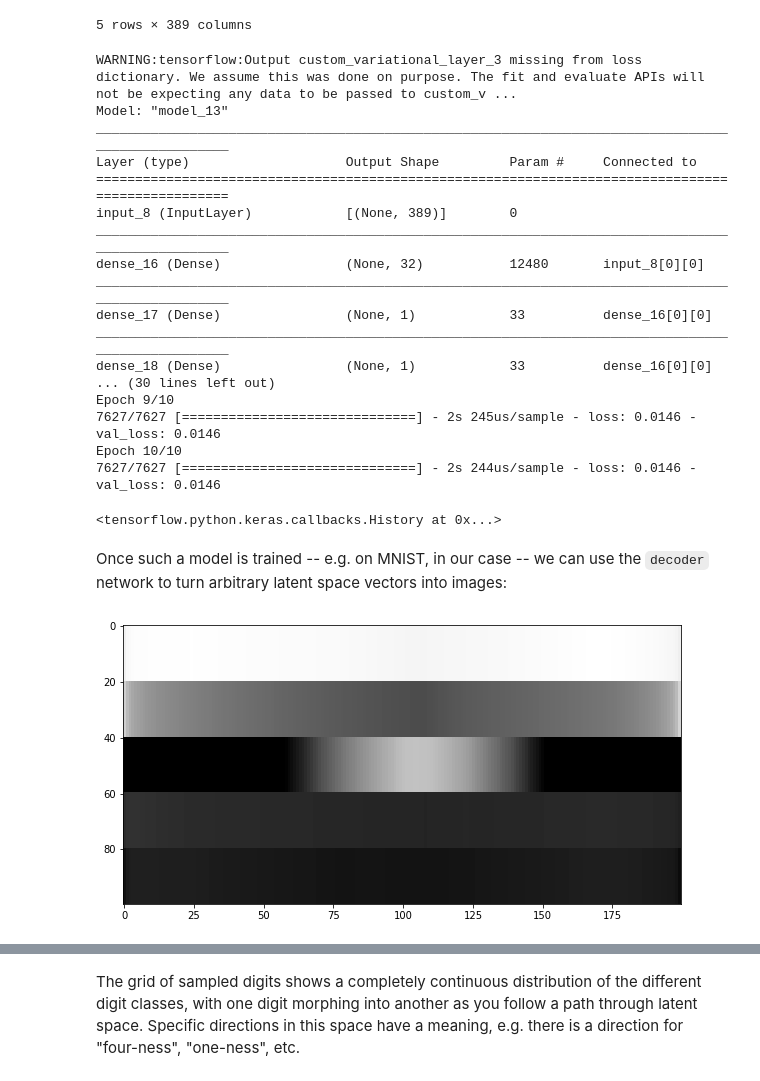
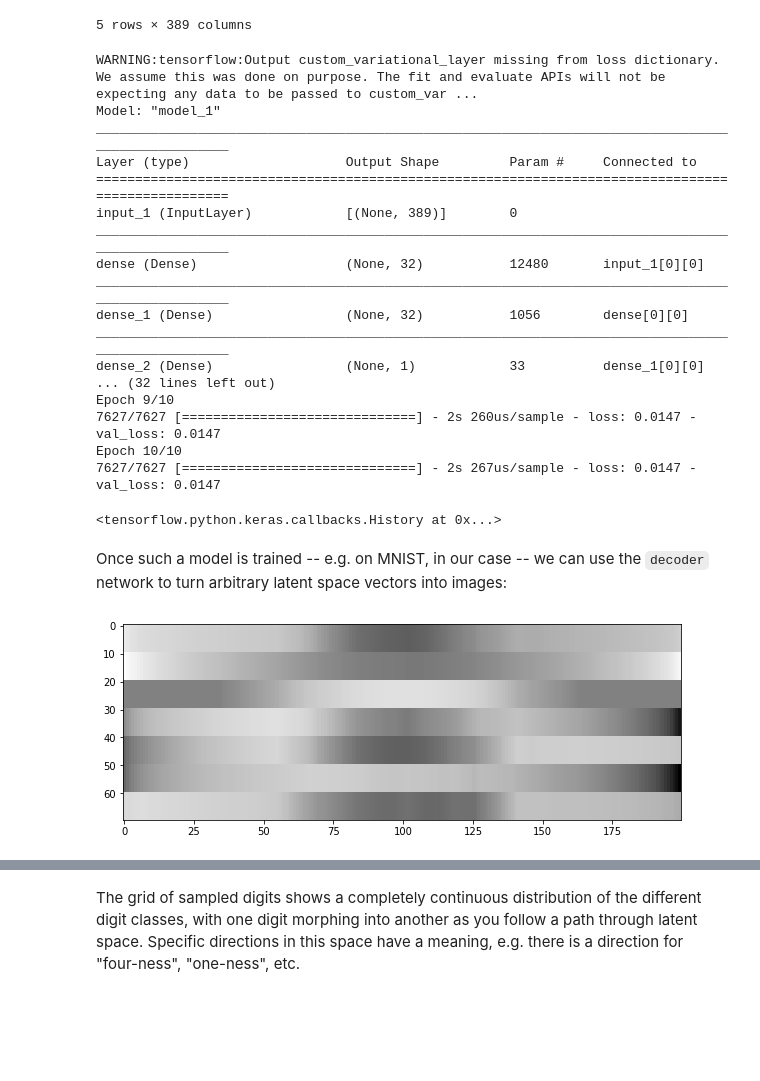
Before and after one commit to yaniv256/VAEs-in-Economics, a Jupyter notebook: Notebooks/Time_use_shares_with_vaes.ipynb, the cells around one changed output, grey strips where cells are left out. Saved outputs shown, nothing was run; the diff lists cells and outputs as text; code cells hidden in the pictures; blank space fills up the shorter version.

```diff
--- a/Notebooks/Time_use_shares_with_vaes.ipynb
+++ b/Notebooks/Time_use_shares_with_vaes.ipynb
@@ -99,6 +96,7 @@ latent_dim = 1  # Dimensionality of the latent space: a plane
 input_img = keras.Input(shape=img_shape)
 
 x = layers.Dense(32, activation='relu')(input_img)
+x = layers.Dense(32, activation='relu')(x)
 
 z_mean = layers.Dense(latent_dim)(x)
 z_log_var = layers.Dense(latent_dim)(x)
@@ -124,6 +122,7 @@ image output that has the same dimensions as the original `input_img`.
 decoder_input = layers.Input(K.int_shape(z)[1:])
 
 x = layers.Dense(32, activation='relu')(decoder_input)
+x = layers.Dense(32, activation='relu')(x)
 
 x = layers.Dense(img_shape[0], activation='relu')(x)
 
@@ -198,23 +197,23 @@ vae.fit(x=x_train, y=None,
         batch_size=batch_size,
         validation_data=(x_test, None))
 # %% [output]
-WARNING:tensorflow:Output custom_variational_layer_3 missing from loss dictionary. We assume this was done on purpose. The fit and evaluate APIs will not be expecting any data to be passed to custom_v ...
-Model: "model_13"
+WARNING:tensorflow:Output custom_variational_layer missing from loss dictionary. We assume this was done on purpose. The fit and evaluate APIs will not be expecting any data to be passed to custom_var ...
+Model: "model_1"
 __________________________________________________________________________________________________
 Layer (type)                    Output Shape         Param #     Connected to
 ==================================================================================================
-input_8 (InputLayer)            [(None, 389)]        0
+input_1 (InputLayer)            [(None, 389)]        0
 __________________________________________________________________________________________________
-dense_16 (Dense)                (None, 32)           12480       input_8[0][0]
+dense (Dense)                   (None, 32)           12480       input_1[0][0]
 __________________________________________________________________________________________________
-dense_17 (Dense)                (None, 1)            33          dense_16[0][0]
+dense_1 (Dense)                 (None, 32)           1056        dense[0][0]
 __________________________________________________________________________________________________
-dense_18 (Dense)                (None, 1)            33          dense_16[0][0]
-... (30 lines left out)
+dense_2 (Dense)                 (None, 1)            33          dense_1[0][0]
+... (32 lines left out)
 Epoch 9/10
-7627/7627 [==============================] - 2s 245us/sample - loss: 0.0146 - val_loss: 0.0146
+7627/7627 [==============================] - 2s 260us/sample - loss: 0.0147 - val_loss: 0.0147
 Epoch 10/10
-7627/7627 [==============================] - 2s 244us/sample - loss: 0.0146 - val_loss: 0.0146
+7627/7627 [==============================] - 2s 267us/sample - loss: 0.0147 - val_loss: 0.0147
 <tensorflow.python.keras.callbacks.History at 0x...>
 # %% [markdown]
 
@@ -223,25 +222,30 @@ images:
 # %%
 import matplotlib.pyplot as plt
 from scipy.stats import norm
+from sklearn.preprocessing import StandardScaler
 
 # Display a 2D manifold of the digits
 n_type = 200  # type span
-each_width = 20
-n_activity =  5
+each_width = 10
+n_activity =  7
 figure = np.zeros((each_width*n_activity,n_type))
 # Linearly spaced coordinates on the unit square were transformed
 # through the inverse CDF (ppf) of the Gaussian
 # to produce values of the latent variables z,
 # since the prior of the latent space is Gaussian
-grid_x = norm.ppf(np.linspace(0.001, 0.999, n_type))
+grid_x = norm.ppf(np.linspace(0.01, 0.99, n_type))
+scaler = StandardScaler()
 
 for i, xi in enumerate(grid_x):
     z_sample = np.array([[xi]])
     x_decoded = decoder.predict(z_sample)
     figure[0:n_activity*each_width,i : (i + 1)] = np.repeat(x_decoded[0,0:n_activity],each_width).reshape(n_activity*each_width,1)
 
+figure=np.transpose(figure)
+figure=scaler.fit_transform(figure)
+figure=np.transpose(figure)
 plt.figure(figsize=(10, 10))
 plt.imshow(figure, cmap='Greys_r')
 plt.show()
 # %% [output]
-[figure, old version]
+[figure, new version]
```
Also changed, not shown: parts of 4 cells of this notebook.
